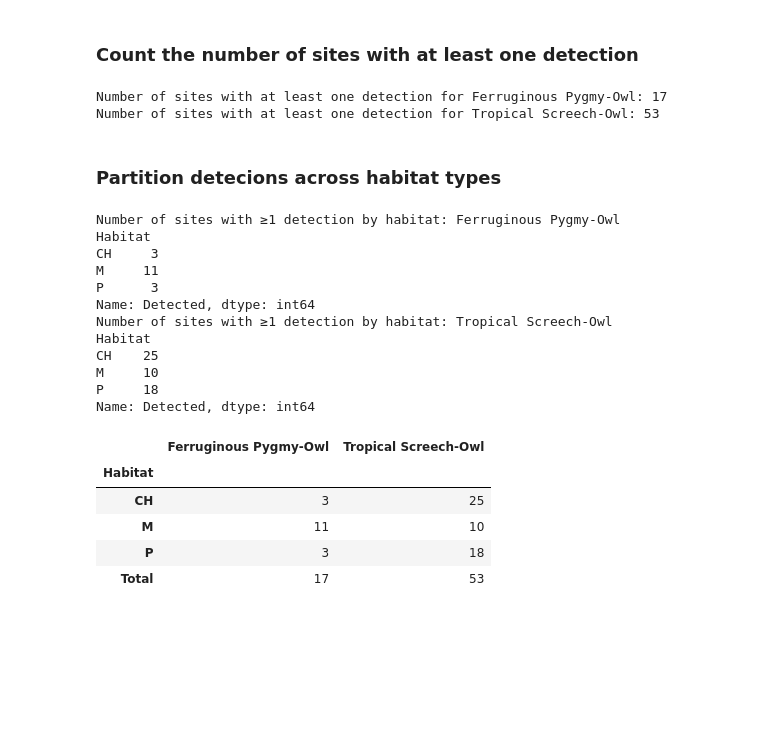
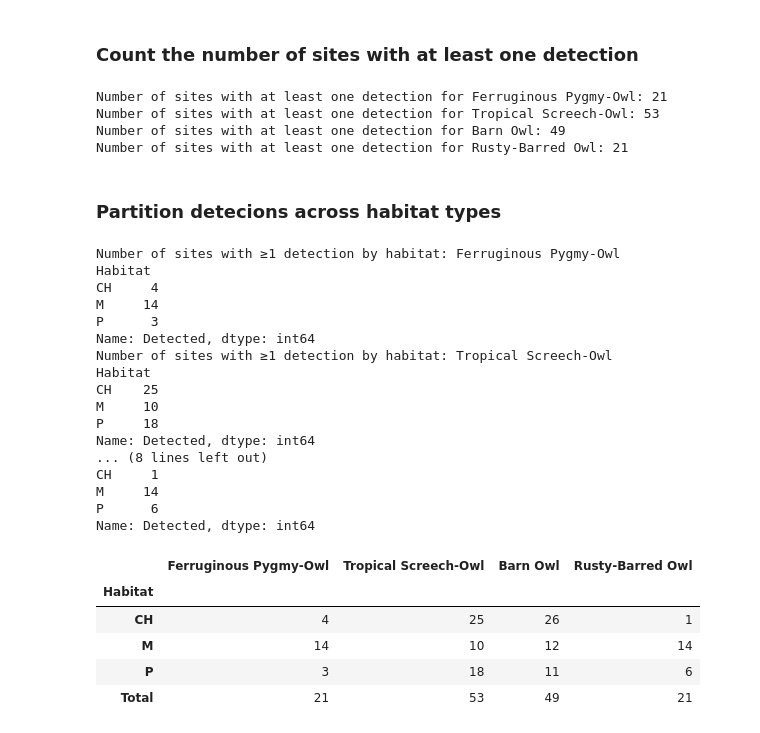
Before and after one commit to agosjuncosa/Retraining-BirdNET_Owls, a Jupyter notebook: Validation_for_OM/4_Shallow_analysis_DH.ipynb, the cells around one changed output. Cells and saved outputs as stored; diff of their text form; code cells hidden in the pictures; blank space fills up the shorter version.

Commit message:
corrected code to create detection histories

```diff
--- a/Validation_for_OM/4_Shallow_analysis_DH.ipynb
+++ b/Validation_for_OM/4_Shallow_analysis_DH.ipynb
@@ -13,13 +15,16 @@ output_file_trsowl = os.path.join(main_dir, "Tropical_Screech-Owl/detection_hist
 # Load detection history matrix
 df_fepowl = pd.read_csv(output_file_fepowl, index_col=0)
 df_trsowl = pd.read_csv(output_file_trsowl, index_col=0)
+df_brnowl = pd.read_csv(output_file_brnowl, index_col=0)
+df_rubowl = pd.read_csv(output_file_rubowl, index_col=0)
 # %% [markdown]
 ### Count the number of sites with at least one detection
 # %%
 # Convert all values to numeric (just in case)
 df_numeric_fepowl = df_fepowl.apply(pd.to_numeric, errors='coerce')
 df_numeric_trsowl = df_trsowl.apply(pd.to_numeric, errors='coerce')
-
+df_numeric_brnowl = df_brnowl.apply(pd.to_numeric, errors='coerce')
+df_numeric_rubowl = df_rubowl.apply(pd.to_numeric, errors='coerce')
 
 # Sum rows → any row (site) with at least one 1
 detections_per_site_fepowl = (df_numeric_fepowl == 1).any(axis=1)
@@ -28,11 +33,21 @@ num_sites_with_detections_fepowl = detections_per_site_fepowl.sum()
 detections_per_site_trsowl = (df_numeric_trsowl == 1).any(axis=1)
 num_sites_with_detections_trsowl = detections_per_site_trsowl.sum()
 
+detections_per_site_brnowl = (df_numeric_brnowl == 1).any(axis=1)
+num_sites_with_detections_brnowl = detections_per_site_brnowl.sum()
+
+detections_per_site_rubowl = (df_numeric_rubowl == 1).any(axis=1)
+num_sites_with_detections_rubowl = detections_per_site_rubowl.sum()
+
 print(f"Number of sites with at least one detection for Ferruginous Pygmy-Owl: {num_sites_with_detections_fepowl}")
 print(f"Number of sites with at least one detection for Tropical Screech-Owl: {num_sites_with_detections_trsowl}")
+print(f"Number of sites with at least one detection for Barn Owl: {num_sites_with_detections_brnowl}")
+print(f"Number of sites with at least one detection for Rusty-Barred Owl: {num_sites_with_detections_rubowl}")
 # %% [output]
-Number of sites with at least one detection for Ferruginous Pygmy-Owl: 17
+Number of sites with at least one detection for Ferruginous Pygmy-Owl: 21
 Number of sites with at least one detection for Tropical Screech-Owl: 53
+Number of sites with at least one detection for Barn Owl: 49
+Number of sites with at least one detection for Rusty-Barred Owl: 21
 # %% [markdown]
 ### Partition detecions across habitat types
 # %%
@@ -42,21 +57,33 @@ habitat_types_fepowl = df_numeric_fepowl.index.to_series().str.extract(r'^([a-zA
 
 habitat_types_trsowl = df_numeric_trsowl.index.to_series().str.extract(r'^([a-zA-Z]+)', expand=False).str.upper()
 
+habitat_types_brnowl = df_numeric_brnowl.index.to_series().str.extract(r'^([a-zA-Z]+)', expand=False).str.upper()
+
+habitat_types_rubowl = df_numeric_rubowl.index.to_series().str.extract(r'^([a-zA-Z]+)', expand=False).str.upper()
+
 # Add this as a column
 df_numeric_fepowl['Habitat'] = habitat_types_fepowl
 df_numeric_trsowl['Habitat'] = habitat_types_trsowl
+df_numeric_brnowl['Habitat'] = habitat_types_brnowl
+df_numeric_rubowl['Habitat'] = habitat_types_rubowl
 # %%
 # Boolean: True for sites with at least one detection
 has_detection_fepowl = (df_numeric_fepowl.drop(columns='Habitat') == 1).any(axis=1)
 has_detection_trsowl = (df_numeric_trsowl.drop(columns='Habitat') == 1).any(axis=1)
+has_detection_brnowl = (df_numeric_brnowl.drop(columns='Habitat') == 1).any(axis=1)
+has_detection_rubowl = (df_numeric_rubowl.drop(columns='Habitat') == 1).any(axis=1)
 
 # Combine into a DataFrame
 df_numeric_fepowl['Detected'] = has_detection_fepowl
 df_numeric_trsowl['Detected'] = has_detection_trsowl
+df_numeric_brnowl['Detected'] = has_detection_brnowl
+df_numeric_rubowl['Detected'] = has_detection_rubowl
 
 # Group by habitat and sum the True values
 summary_by_habitat_fepowl = df_numeric_fepowl.groupby('Habitat')['Detected'].sum()
 summary_by_habitat_trsowl = df_numeric_trsowl.groupby('Habitat')['Detected'].sum()
+summary_by_habitat_brnowl = df_numeric_brnowl.groupby('Habitat')['Detected'].sum()
+summary_by_habitat_rubowl = df_numeric_rubowl.groupby('Habitat')['Detected'].sum()
 
 print("Number of sites with ≥1 detection by habitat: Ferruginous Pygmy-Owl")
 print(summary_by_habitat_fepowl)
@@ -64,11 +91,17 @@ print(summary_by_habitat_fepowl)
 
 print("Number of sites with ≥1 detection by habitat: Tropical Screech-Owl")
 print(summary_by_habitat_trsowl)
+
+print("Number of sites with ≥1 detection by habitat: Barn Owl")
+print(summary_by_habitat_brnowl)
+
+print("Number of sites with ≥1 detection by habitat: Rusty-Barred Owl")
+print(summary_by_habitat_rubowl)
 # %% [output]
 Number of sites with ≥1 detection by habitat: Ferruginous Pygmy-Owl
 Habitat
-CH     3
-M     11
+CH     4
+M     14
 P      3
 Name: Detected, dtype: int64
 Number of sites with ≥1 detection by habitat: Tropical Screech-Owl
@@ -77,27 +110,34 @@ CH    25
 M     10
 P     18
 Name: Detected, dtype: int64
+... (8 lines left out)
+CH     1
+M     14
+P      6
+Name: Detected, dtype: int64
 # %%
 # Combine habitat-wise summaries into one DataFrame
 summary_combined = pd.DataFrame({
     "Ferruginous Pygmy-Owl": summary_by_habitat_fepowl,
     "Tropical Screech-Owl": summary_by_habitat_trsowl,
+    "Barn Owl": summary_by_habitat_brnowl,
+    "Rusty-Barred Owl": summary_by_habitat_rubowl,
 }).fillna(0).astype(int)
 
 summary_combined.index.name = "Habitat"
 
 summary_combined.loc["Total"] = summary_combined.sum()
 
 from IPython.display import display
 
 display(summary_combined)
 # %% [output]
-|  | Ferruginous Pygmy-Owl | Tropical Screech-Owl |
-| Habitat |  |  |
-| CH | 3 | 25 |
-| M | 11 | 10 |
-| P | 3 | 18 |
-| Total | 17 | 53 |
+|  | Ferruginous Pygmy-Owl | Tropical Screech-Owl | Barn Owl | Rusty-Barred Owl |
+| Habitat |  |  |  |  |
+| CH | 4 | 25 | 26 | 1 |
+| M | 14 | 10 | 12 | 14 |
+| P | 3 | 18 | 11 | 6 |
+| Total | 21 | 53 | 49 | 21 |
 # %%
 #main_dir = "/mnt/d/night_recordings_analysis/"
 summary_combined.to_csv(os.path.join(main_dir,"detections_summary.csv"))
```
Also changed, not shown: parts of 1 cell of this notebook, 5 other files.
